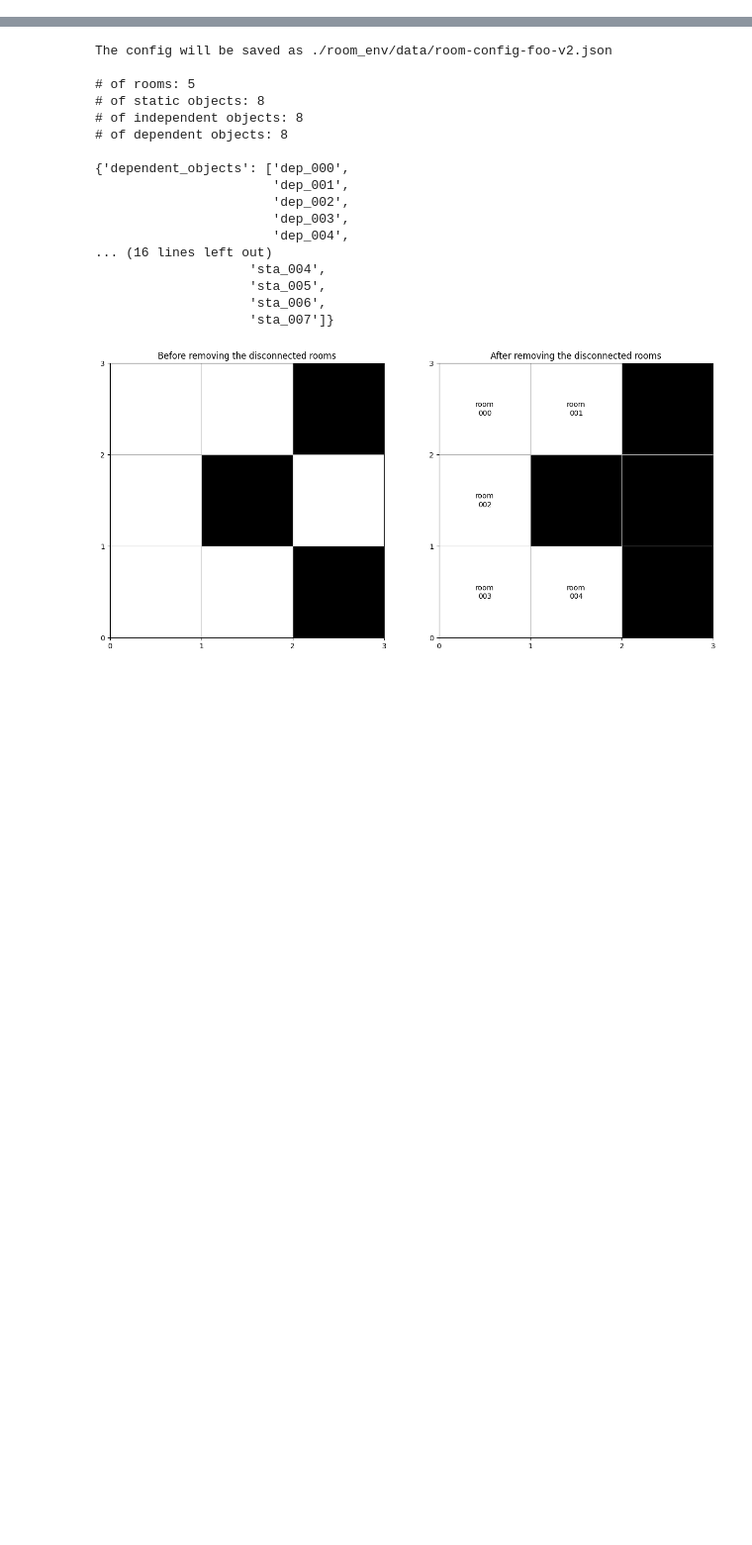
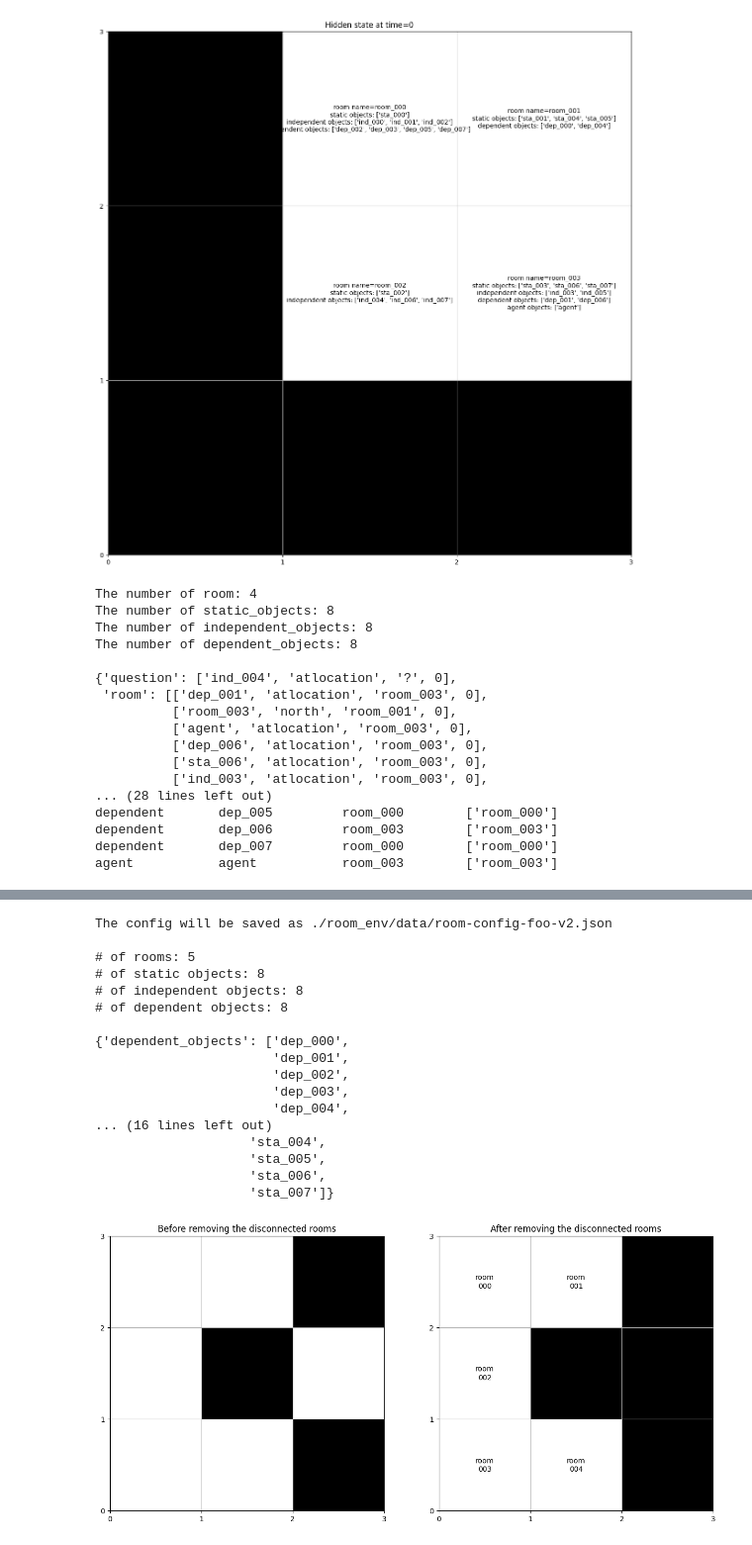
Before and after one commit to humemai/room-env, a Jupyter notebook: notebooks/02-Dec-2023.ipynb, the cells around one changed output, grey strips where cells are left out. Shown at 99% size. Saved outputs shown, nothing was run; the diff lists cells and outputs as text; code cells hidden in the pictures; blank space fills up the shorter version.

```diff
--- a/notebooks/02-Dec-2023.ipynb
+++ b/notebooks/02-Dec-2023.ipynb
@@ -0,0 +1,46 @@
+# %%
+from pprint import pprint
+from room_env.envs.room2 import RoomEnv2
+
+env_config = {
+    "question_prob": 1.0,
+    "seed": 0,
+    "terminates_at": 99,
+    "randomize_observations": True,
+    "room_size": "m",
+    "rewards": {"correct": 1, "wrong": -1, "partial": 0},
+    "make_everything_static": True,
+}
+
+env = RoomEnv2(**env_config)
+observations, info = env.reset()
+env.render("image", save_fig_dir="./DEBUG/")
+for key, val in env.names.items():
+    print(f"The number of {key}: {len(val)}")
+
+print()
+pprint(observations)
+pprint(info)
+
+for obj_type, objs in env.objects.items():
+    for obj in objs:
+        print(f"{obj_type}\t{obj.name}\t{obj.location}\t{obj.history}".expandtabs(16))
+# %% [output]
+[figure, added]
+The number of room: 4
+The number of static_objects: 8
+The number of independent_objects: 8
+The number of dependent_objects: 8
+
+{'question': ['ind_004', 'atlocation', '?', 0],
+ 'room': [['dep_001', 'atlocation', 'room_003', 0],
+          ['room_003', 'north', 'room_001', 0],
+          ['agent', 'atlocation', 'room_003', 0],
+          ['dep_006', 'atlocation', 'room_003', 0],
+          ['sta_006', 'atlocation', 'room_003', 0],
+          ['ind_003', 'atlocation', 'room_003', 0],
+... (28 lines left out)
+dependent       dep_005         room_000        ['room_000']
+dependent       dep_006         room_003        ['room_003']
+dependent       dep_007         room_000        ['room_000']
+agent           agent           room_003        ['room_003']
```
Also changed, not shown: parts of 2 cells of this notebook, 6 other files.
